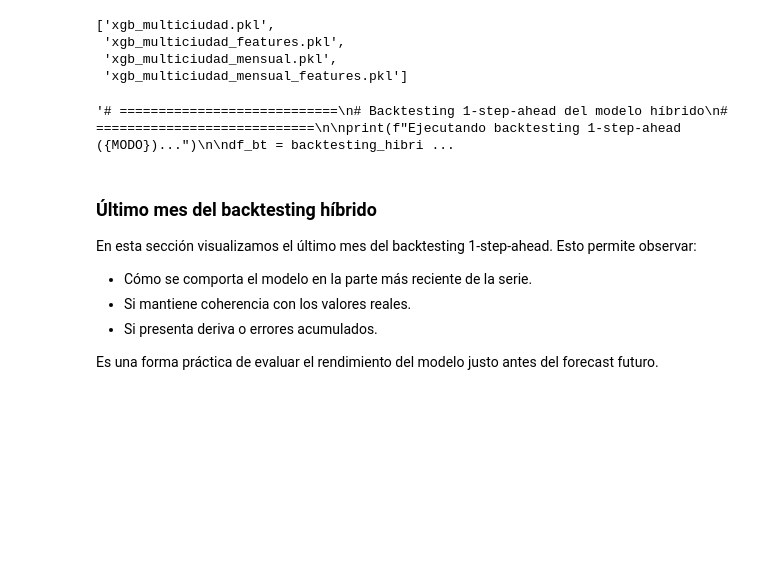
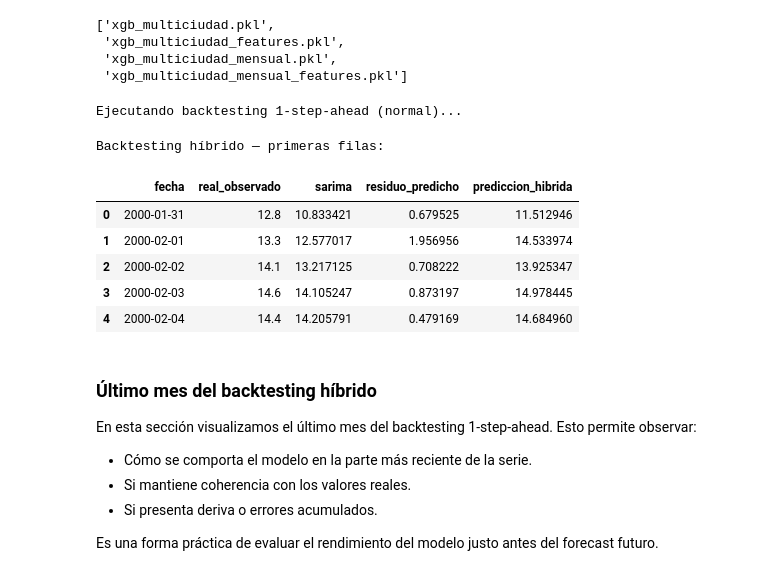
Before and after one commit to tamnd85/python, a Jupyter notebook: openmeteo_sqlite/notebooks/graficos_Santander.ipynb, the cells around one changed output. Cells and saved outputs as stored; diff of their text form; code cells hidden in the pictures; blank space fills up the shorter version.

```diff
--- a/openmeteo_sqlite/notebooks/graficos_Santander.ipynb
+++ b/openmeteo_sqlite/notebooks/graficos_Santander.ipynb
@@ -925,25 +925,31 @@ os.listdir("models/xgboost")
  'xgb_multiciudad_mensual.pkl',
  'xgb_multiciudad_mensual_features.pkl']
 # %%
-"""# ============================
+# ============================
 # Backtesting 1-step-ahead del modelo híbrido
 # ============================
 
 print(f"Ejecutando backtesting 1-step-ahead ({MODO})...")
 
 df_bt = backtesting_hibrido_real(
     df_city,
     sarima_model,      # ya cargado según MODO
     xgb_model,         # ya cargado según MODO
     xgb_features,      # ya cargado según MODO
     ventana=30
 )
 
 print("Backtesting híbrido — primeras filas:")
 mostrar(df_bt.head())
-"""
 # %% [output]
-'# ============================\n# Backtesting 1-step-ahead del modelo híbrido\n# ============================\n\nprint(f"Ejecutando backtesting 1-step-ahead ({MODO})...")\n\ndf_bt = backtesting_hibri ...
+Ejecutando backtesting 1-step-ahead (normal)...
+Backtesting híbrido — primeras filas:
+|  | fecha | real_observado | sarima | residuo_predicho | prediccion_hibrida |
+| 0 | 2000-01-31 | 12.8 | 10.833421 | 0.679525 | 11.512946 |
+| 1 | 2000-02-01 | 13.3 | 12.577017 | 1.956956 | 14.533974 |
+| 2 | 2000-02-02 | 14.1 | 13.217125 | 0.708222 | 13.925347 |
+| 3 | 2000-02-03 | 14.6 | 14.105247 | 0.873197 | 14.978445 |
+| 4 | 2000-02-04 | 14.4 | 14.205791 | 0.479169 | 14.684960 |
 # %% [markdown]
 <a id="14"></a>
 
```
Also changed, not shown: parts of 7 cells of this notebook, 18 other files.
